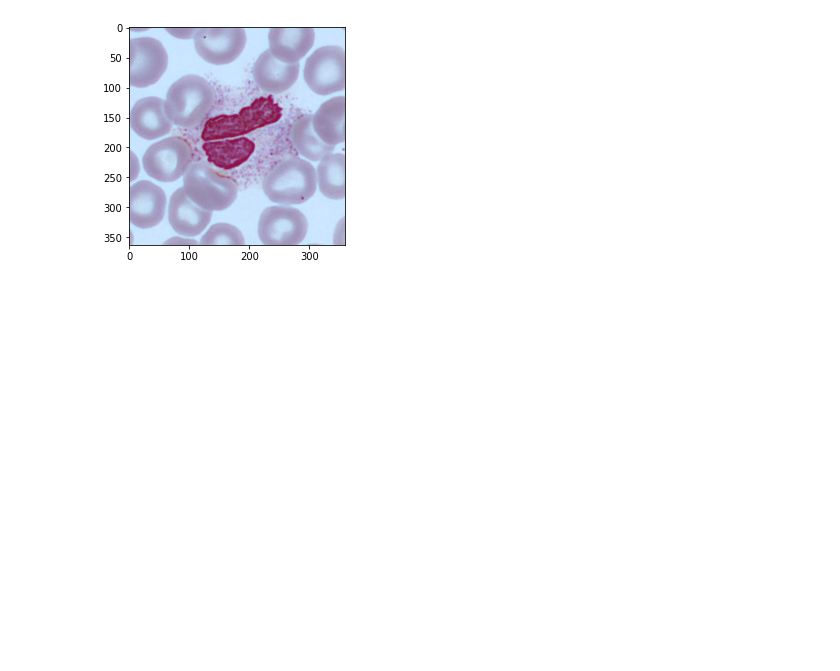
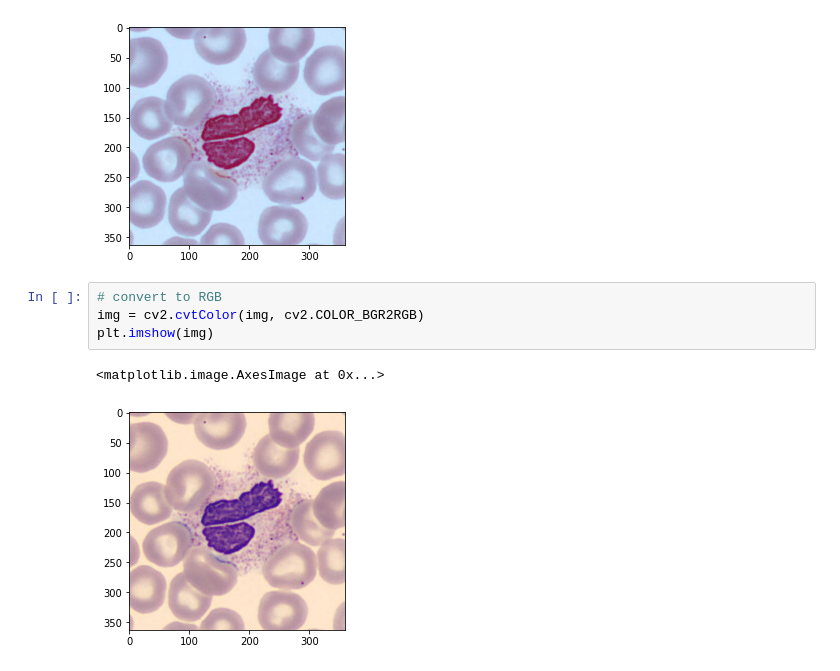
Before and after one commit to Cuervinho/Clustering-II, a Jupyter notebook: Cells.ipynb, the cells around one changed output. Drawn from its saved outputs; the diff is of its cells as text; blank space fills up the shorter version.

Commit message:
Convert img to RGB

```diff
--- a/Cells.ipynb
+++ b/Cells.ipynb
@@ -41,3 +39,10 @@ plt.imshow(img)
 # %% [output]
 <matplotlib.image.AxesImage at 0x...>
 [figure]
+# %%
+# convert to RGB
+img = cv2.cvtColor(img, cv2.COLOR_BGR2RGB)
+plt.imshow(img)
+# %% [output]
+<matplotlib.image.AxesImage at 0x...>
+[figure, added]
```
Also changed, not shown: parts of 1 cell of this notebook.
